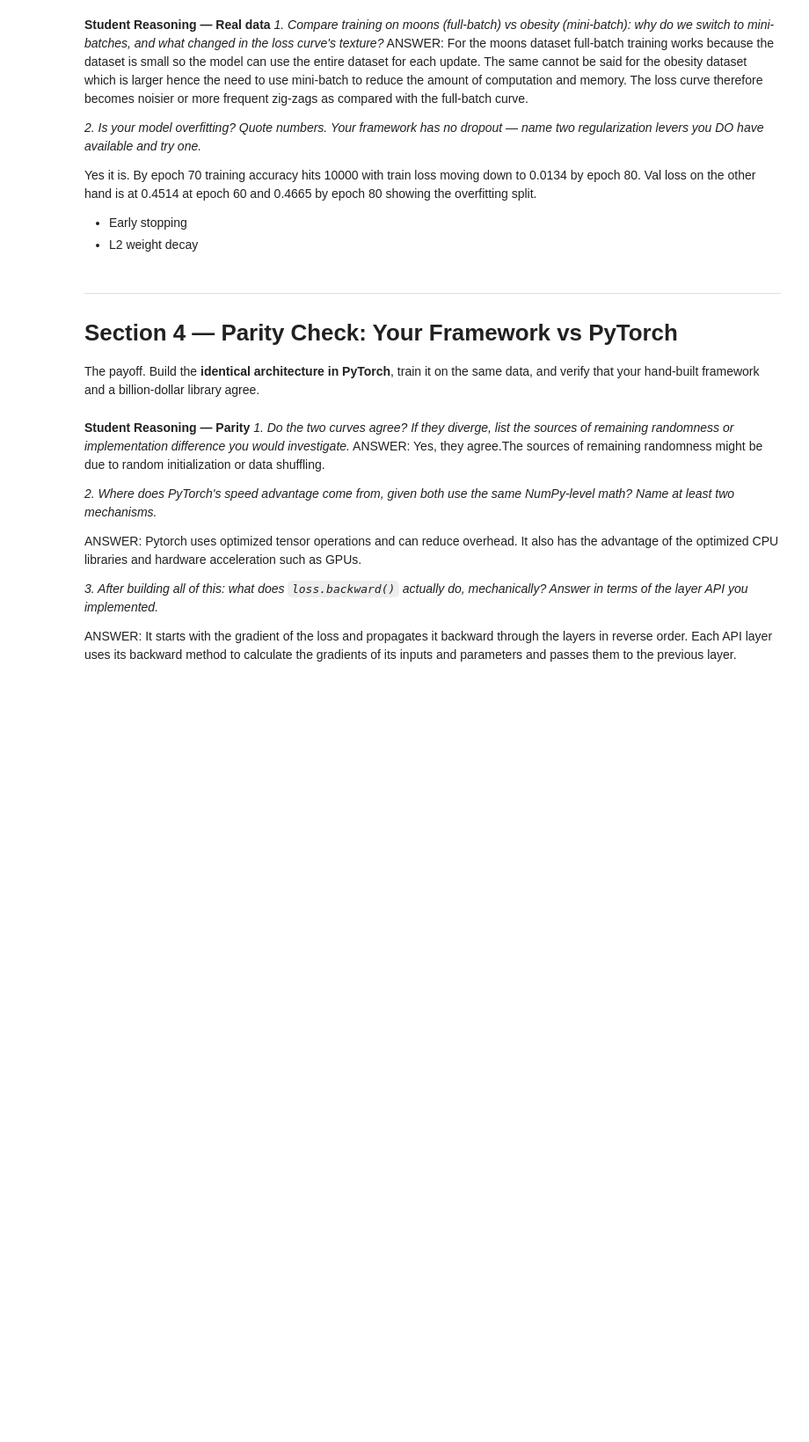
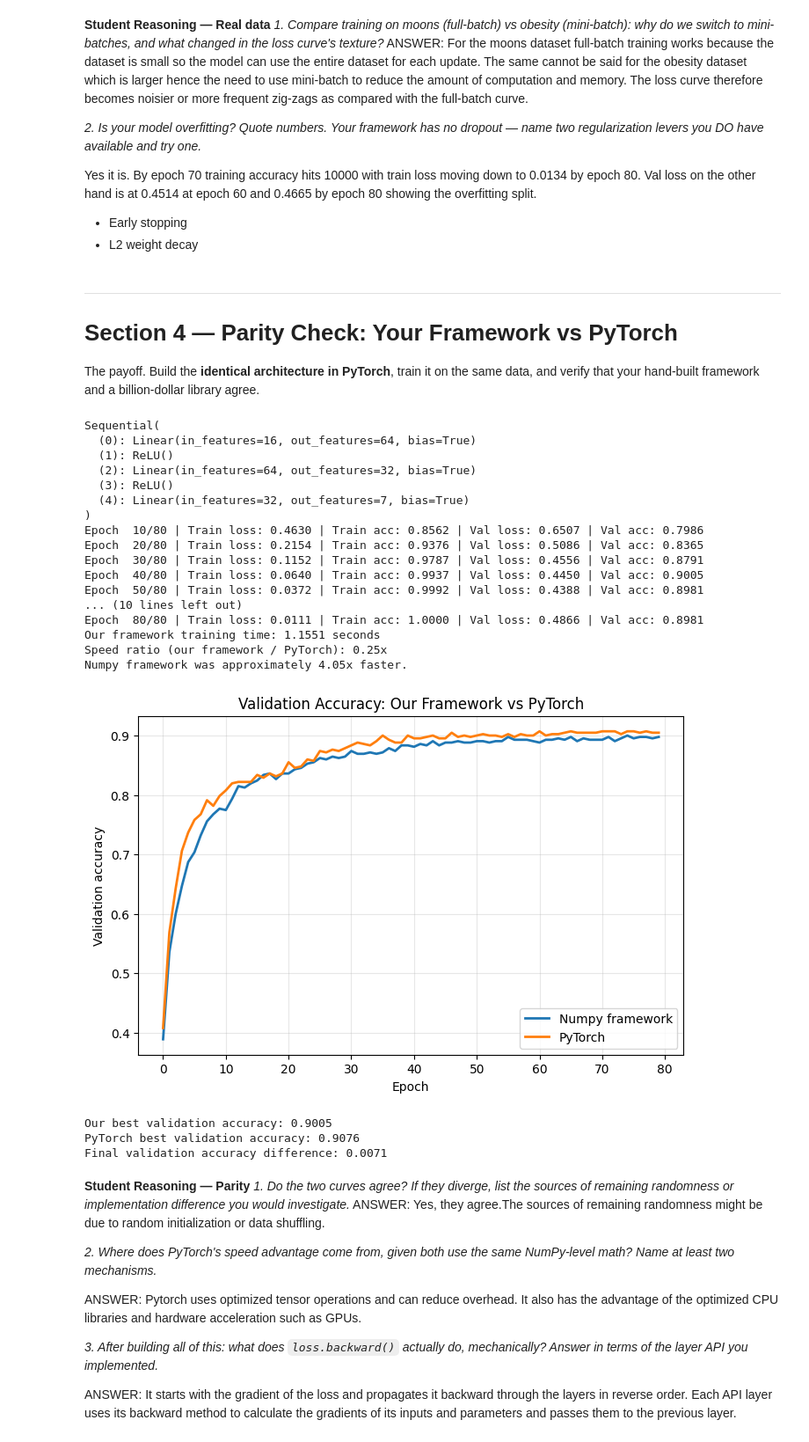
Before and after one commit to Alianaggrey/lab-3-nn-framework, a Jupyter notebook: lab_3_advanced_nn_framework.ipynb, the cells around one changed output. Shown at 88% size. Saved outputs shown, nothing was run; the diff lists cells and outputs as text; code cells hidden in the pictures; blank space fills up the shorter version.

Commit message:
Fixed the Part 4 issue with torch_time

```diff
--- a/lab_3_advanced_nn_framework.ipynb
+++ b/lab_3_advanced_nn_framework.ipynb
@@ -798,7 +799,7 @@ torch_train_accs = []
 torch_val_accs = []
 
 
-
+torch_start_time = time.perf_counter()
 for epoch in range(80):
 
     torch_model.train()
@@ -854,6 +855,7 @@ for epoch in range(80):
             f"Val loss: {val_loss:.4f} | "
             f"Val acc: {val_acc:.4f}"
         )
+torch_time = time.perf_counter() - torch_start_time
 
 # TODO: Time both training runs (time.perf_counter). Report the speed ratio.
 
@@ -889,7 +891,7 @@ plt.figure(figsize=(8, 5))
 
 plt.plot(
     numpy_history["val_acc"],
-    label="Our framework",
+    label="Numpy framework",
     linewidth=2
 )
 
@@ -900,33 +902,55 @@ plt.plot(
 )
 
 plt.xlabel("Epoch")
 plt.ylabel("Validation accuracy")
 plt.title("Validation Accuracy: Our Framework vs PyTorch")
 plt.legend()
 plt.grid(True, alpha=0.3)
 
 plt.show()
 
 print(
     f"Our best validation accuracy: "
     f"{np.max(numpy_history['val_acc']):.4f}"
 )
 
 print(
     f"PyTorch best validation accuracy: "
     f"{np.max(torch_val_accs):.4f}"
 )
 
 print(
     f"Final validation accuracy difference: "
     f"{abs(numpy_history['val_acc'][-1] - torch_val_accs[-1]):.4f}"
 )
 
 
 
 # TODO: Final test-set evaluation of the PyTorch model: accuracy, macro-F1,
 #   confusion matrix (sklearn), and a comparison row against your best Lab 2
 #   classical model.
+# %% [output]
+Sequential(
+  (0): Linear(in_features=16, out_features=64, bias=True)
+  (1): ReLU()
+  (2): Linear(in_features=64, out_features=32, bias=True)
+  (3): ReLU()
+  (4): Linear(in_features=32, out_features=7, bias=True)
+)
+Epoch  10/80 | Train loss: 0.4630 | Train acc: 0.8562 | Val loss: 0.6507 | Val acc: 0.7986
+Epoch  20/80 | Train loss: 0.2154 | Train acc: 0.9376 | Val loss: 0.5086 | Val acc: 0.8365
+Epoch  30/80 | Train loss: 0.1152 | Train acc: 0.9787 | Val loss: 0.4556 | Val acc: 0.8791
+Epoch  40/80 | Train loss: 0.0640 | Train acc: 0.9937 | Val loss: 0.4450 | Val acc: 0.9005
+Epoch  50/80 | Train loss: 0.0372 | Train acc: 0.9992 | Val loss: 0.4388 | Val acc: 0.8981
+... (10 lines left out)
+Epoch  80/80 | Train loss: 0.0111 | Train acc: 1.0000 | Val loss: 0.4866 | Val acc: 0.8981
+Our framework training time: 1.1551 seconds
+Speed ratio (our framework / PyTorch): 0.25x
+Numpy framework was approximately 4.05x faster.
+[figure, added]
+Our best validation accuracy: 0.9005
+PyTorch best validation accuracy: 0.9076
+Final validation accuracy difference: 0.0071
 # %% [markdown]
 **Student Reasoning — Parity**
 *1. Do the two curves agree? If they diverge, list the sources of remaining randomness or
```
Also changed, not shown: parts of 3 cells of this notebook.
